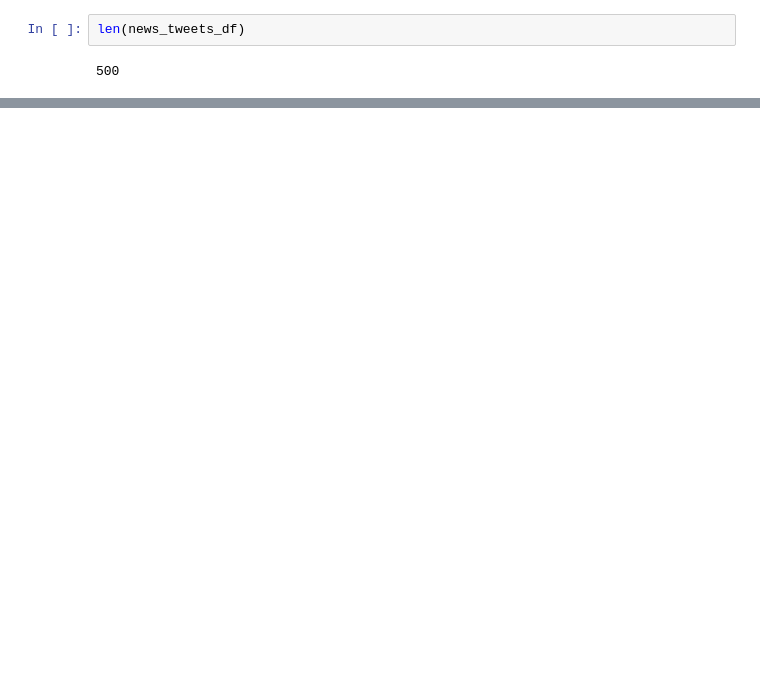
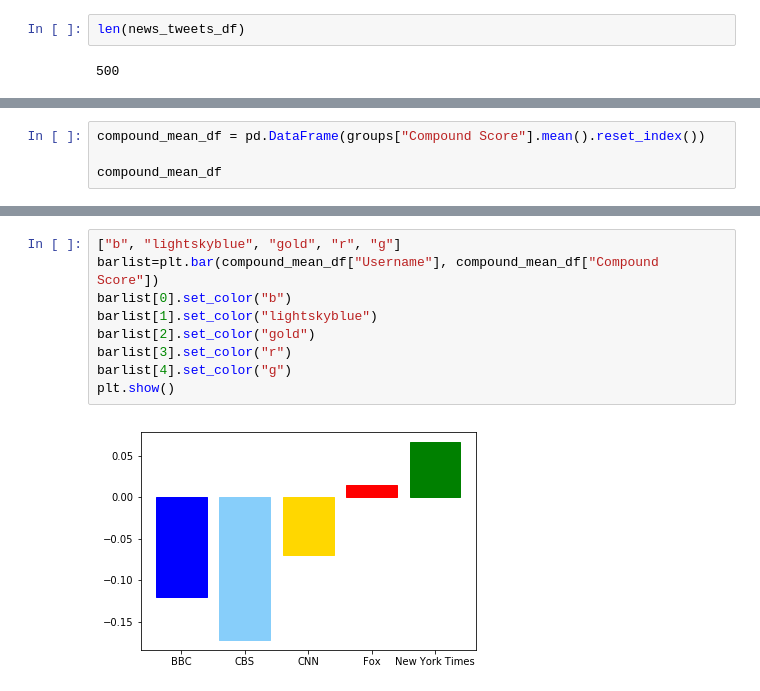
Before and after one commit to sstone63/Twitter-API-Project, a Jupyter notebook: Twitter API HW.ipynb, the cells around one changed output, grey strips where cells are left out. Saved outputs shown, nothing was run; the diff lists cells and outputs as text; blank space fills up the shorter version.

```diff
--- a/Twitter API HW.ipynb
+++ b/Twitter API HW.ipynb
@@ -102,0 +107,4 @@ plt.show()
+# %%
+compound_mean_df = pd.DataFrame(groups["Compound Score"].mean().reset_index())
+
+compound_mean_df
@@ -102,0 +118,11 @@ plt.show()
+# %%
+["b", "lightskyblue", "gold", "r", "g"]
+barlist=plt.bar(compound_mean_df["Username"], compound_mean_df["Compound Score"])
+barlist[0].set_color("b")
+barlist[1].set_color("lightskyblue")
+barlist[2].set_color("gold")
+barlist[3].set_color("r")
+barlist[4].set_color("g")
+plt.show()
+# %% [output]
+[figure, added]
```
Also changed, not shown: parts of 6 cells of this notebook, 2 other files.
